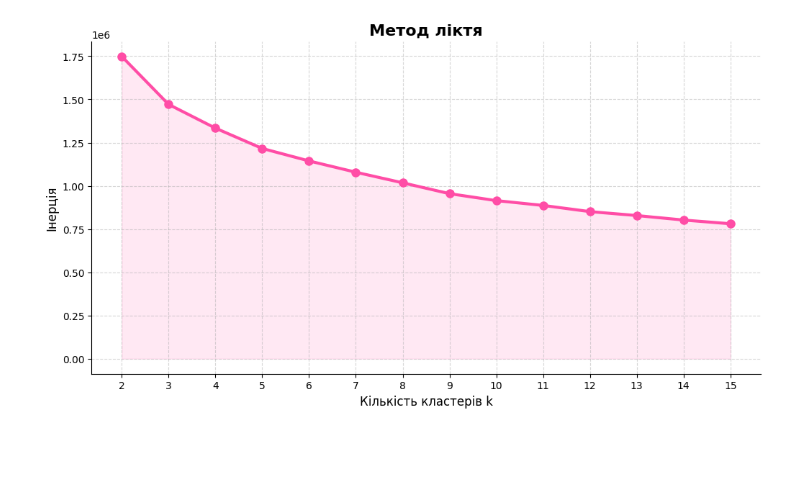
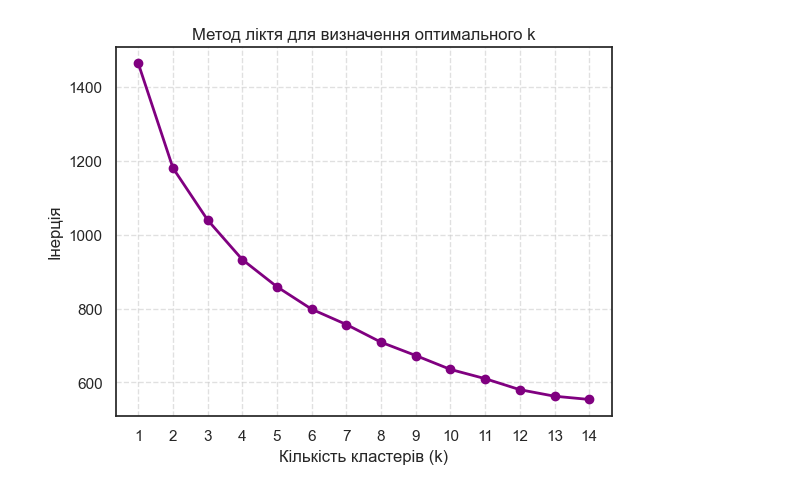
Before and after one commit to valeriiafrolova/DM, a Jupyter notebook: lab3DM.ipynb, the cells around one changed output. Cells and saved outputs as stored; diff of their text form; code cells hidden in the pictures; blank space fills up the shorter version.

```diff
--- a/lab3DM.ipynb
+++ b/lab3DM.ipynb
@@ -29,13 +40,13 @@ df.head()
 | 3 | Movie | Henri Salvador | Dis-moi Monsieur Gordon Cooper | 0Gc6TVm52BwZD07Ki6tIvf | 0 | 0.703 | 0.240 | 152427 | ... |
 | 4 | Movie | Fabien Nataf | Ouverture | 0IuslXpMROHdEPvSl1fTQK | 4 | 0.950 | 0.331 | 82625 | ... |
 # %%
+audio_features = ['acousticness', 'danceability', 'duration_ms', 'energy',
+                  'instrumentalness', 'liveness', 'loudness', 'speechiness',
+                  'tempo', 'valence']
 scaler = StandardScaler()
-colsToScale = ['danceability', 'energy', 'loudness', 'speechiness',
-                 'acousticness', 'instrumentalness', 'liveness',
-                 'valence', 'tempo', 'duration_ms']
-df[colsToScale] = scaler.fit_transform(df[colsToScale])
-
-df_popular = df[df['popularity'] >= 85].copy()
-print(f"Розмірність таблиці: {df_popular.shape}")
-df_popular.head()
+df_scaled = df.copy()
+df_scaled[audio_features] = scaler.fit_transform(df[audio_features])
+df_top_tracks = df_scaled[df_scaled['popularity'] >= 85].copy()
+print(f"Розмірність таблиці після фільтрації: {df_top_tracks.shape}")
+df_top_tracks.head()
 # %% [output]
@@ -49,33 +66,20 @@ df_popular.head()
 # %%
-df_scaled = df.copy()
-features = ['danceability', 'energy', 'loudness', 'speechiness',
-            'acousticness', 'instrumentalness', 'liveness',
-            'valence', 'tempo', 'duration_ms']
+X = df_top_tracks[audio_features]
 
-X = df_scaled[features]
-
-inertias = []
-k_range = range(2, 16)
+inertia_values = []
+k_range = range(1, 15)
 
 for k in k_range:
-    km = KMeans(n_clusters=k, random_state=42, n_init=10)
-    km.fit(X)
-    inertias.append(km.inertia_)
+    kmeans = KMeans(n_clusters=k, random_state=42, n_init=10)
+    kmeans.fit(X)
+    inertia_values.append(kmeans.inertia_)
 
-plt.figure(figsize=(12, 6))
-plt.plot(k_range, inertias, marker='o',
-         color='#ff4da6', linewidth=3, markersize=8)
-plt.fill_between(k_range, inertias,
-                 color='#ffb3d9', alpha=0.3)
-plt.xlabel('Кількість кластерів k', fontsize=12)
-plt.ylabel('Інерція', fontsize=12)
-plt.title('Метод ліктя', fontsize=16, fontweight='bold')
-plt.grid(True, linestyle='--', alpha=0.5)
+plt.plot(k_range, inertia_values, marker='o', linestyle='-', color='purple', linewidth=2, markersize=6)
+plt.title('Метод ліктя для визначення оптимального k')
+plt.xlabel('Кількість кластерів (k)')
+plt.ylabel('Інерція')
 plt.xticks(k_range)
-plt.tick_params(axis='both', labelsize=10)
-for spine in ['top', 'right']:
-    plt.gca().spines[spine].set_visible(False)
-
+plt.grid(True, linestyle='--', alpha=0.6)
 plt.show()
 # %% [output]
-[figure, old version]
+[figure, new version]
```
Also changed, not shown: parts of 16 cells of this notebook.
